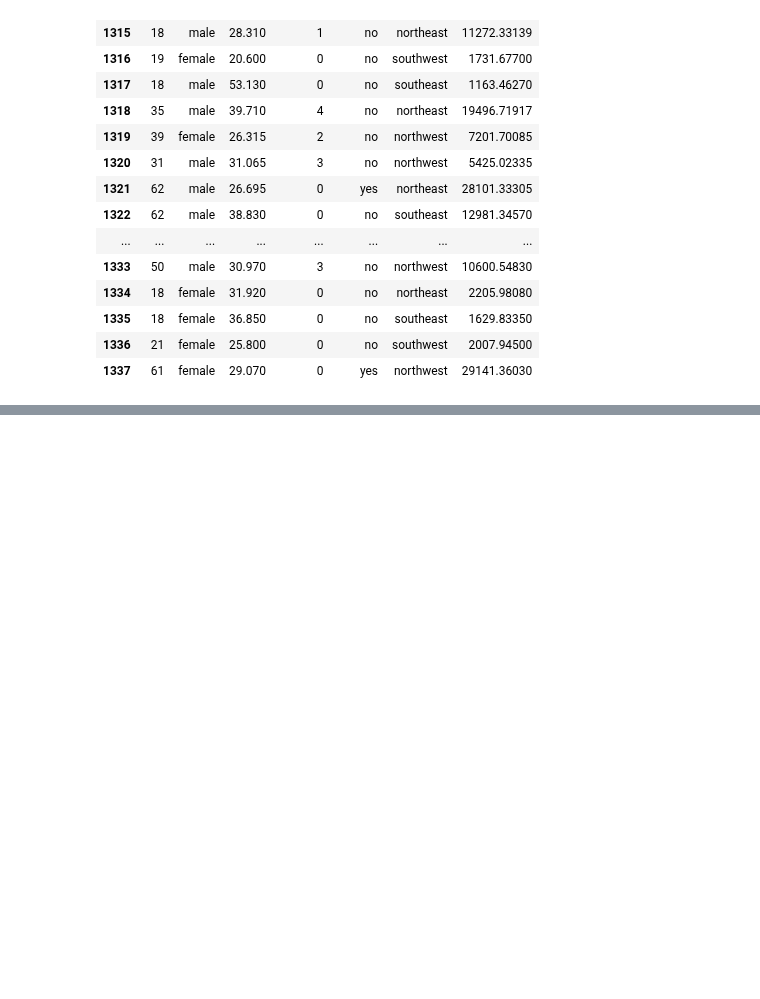
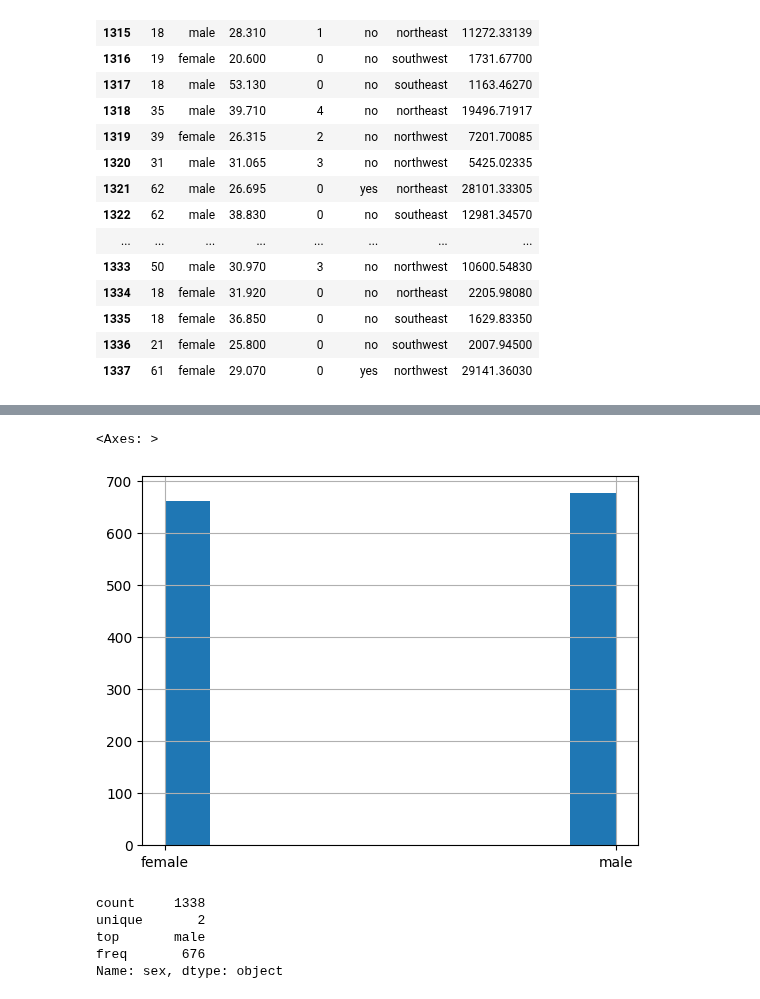
Before and after one commit to Memory77/brief_assurance_reg, a Jupyter notebook: nettoyage.ipynb, the cells around one changed output, grey strips where cells are left out. Cells and saved outputs as stored; diff of their text form; code cells hidden in the pictures; blank space fills up the shorter version.

```diff
--- a/nettoyage.ipynb
+++ b/nettoyage.ipynb
@@ -57,0 +100,16 @@ df.tail(25)
+# %%
+#variable smoker(categorielle)
+df['sex'].hist()
+
+#autant de male que de femelle
+# %% [output]
+<Axes: >
+[figure, added]
+# %%
+df['sex'].describe()
+# %% [output]
+count     1338
+unique       2
+top       male
+freq       676
+Name: sex, dtype: object
```
Also changed, not shown: parts of 19 cells of this notebook.
